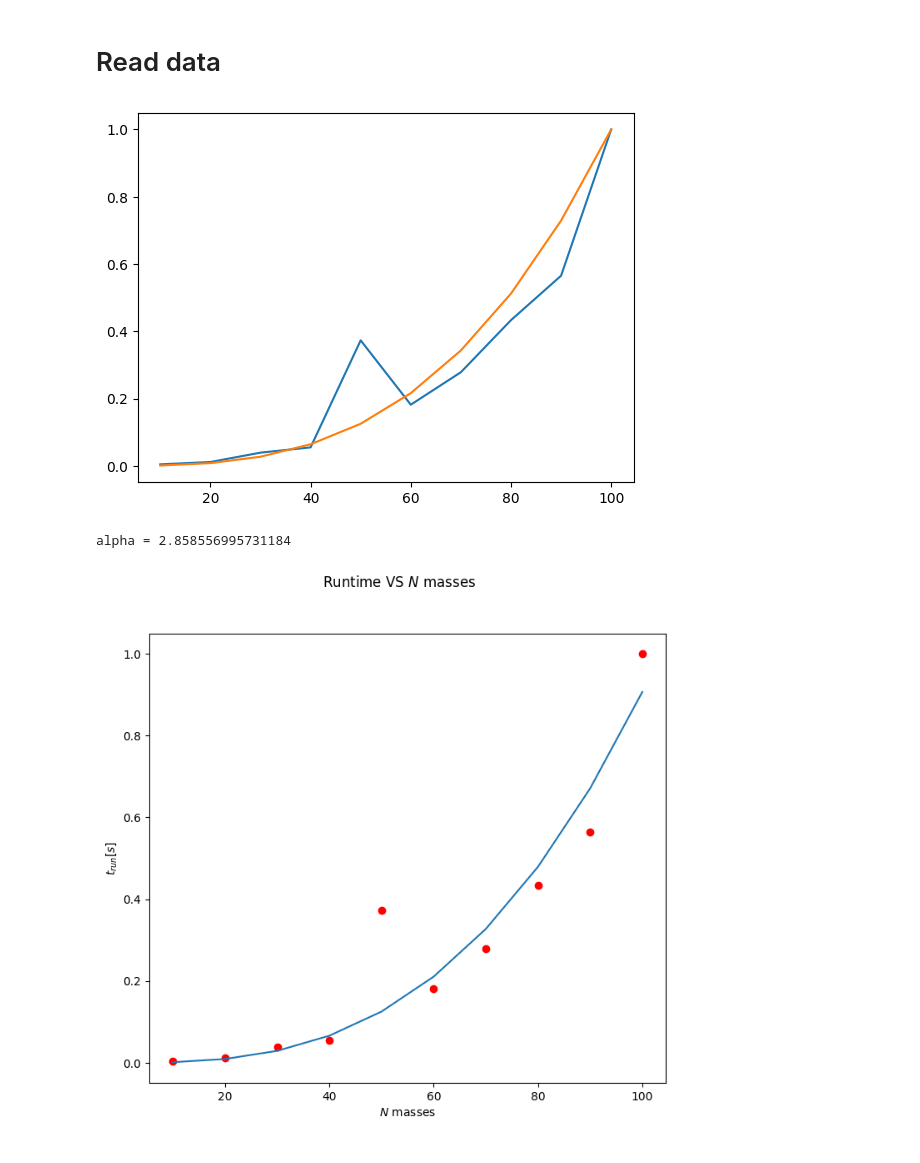
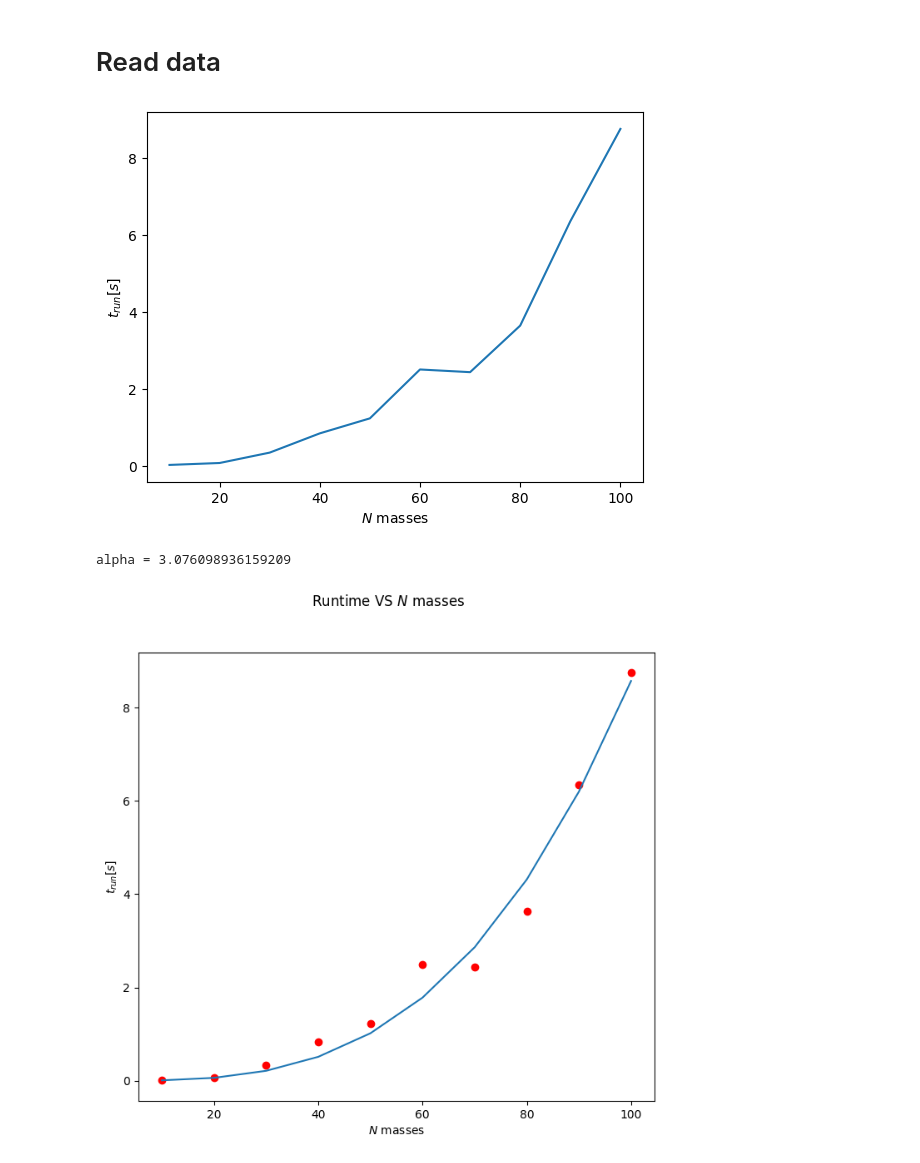
Before and after one commit to ggiarda/gal_dynamics, a Jupyter notebook: Numerical_simulation_02/Complexity analysis/complexity_analysis.ipynb, the cells around one changed output. Saved outputs shown, nothing was run; the diff lists cells and outputs as text; code cells hidden in the pictures.

```diff
--- a/Numerical_simulation_02/Complexity analysis/complexity_analysis.ipynb
+++ b/Numerical_simulation_02/Complexity analysis/complexity_analysis.ipynb
@@ -103,11 +103,12 @@ times = np.array(data)
 # Close the file
 f.close()
 # %%
-plt.plot(Narray, times/times.max())
-plt.plot(Narray, Narray/100*Narray/100*Narray/100)
+plt.plot(Narray, times)
+plt.xlabel("$N$ masses")
+plt.ylabel("$t_{run} [s]$")
 plt.show()
 # %% [output]
-[figure, old version]
+[figure, new version]
 # %%
 def fit_func(N, c, alpha):
 
@@ -121,12 +122,12 @@ plt.figure(figsize = (8,7))
 
 print("alpha =", params[1])
 
-plt.scatter(Narray, times/times.max(), c = 'r', label="results")
+plt.scatter(Narray, times, c = 'r', label="results")
 plt.plot(Narray, fit_func(Narray, params[0], params[1]), label="fit")
 plt.xlabel("$N$ masses")
 plt.ylabel("$t_{run} [s]$")
 plt.suptitle("Runtime VS $N$ masses")
 plt.show()
 # %% [output]
-alpha = 2.858556995731184
+alpha = 3.076098936159209
-[figure, old version]
+[figure, new version]
```
Also changed, not shown: parts of 2 cells of this notebook, 2 other files.
